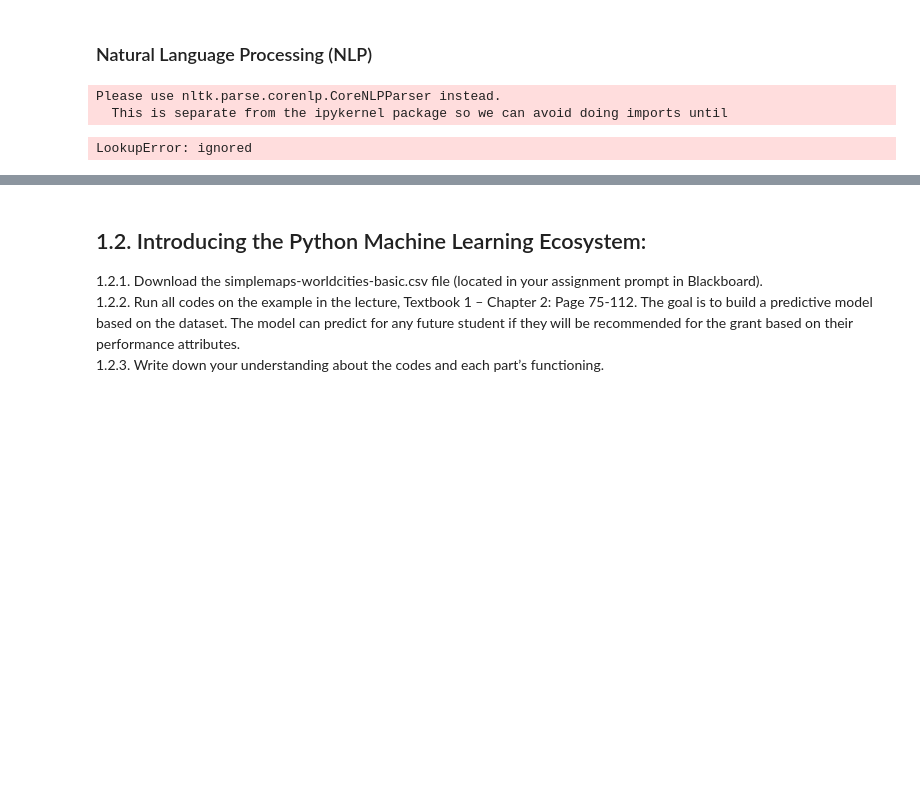
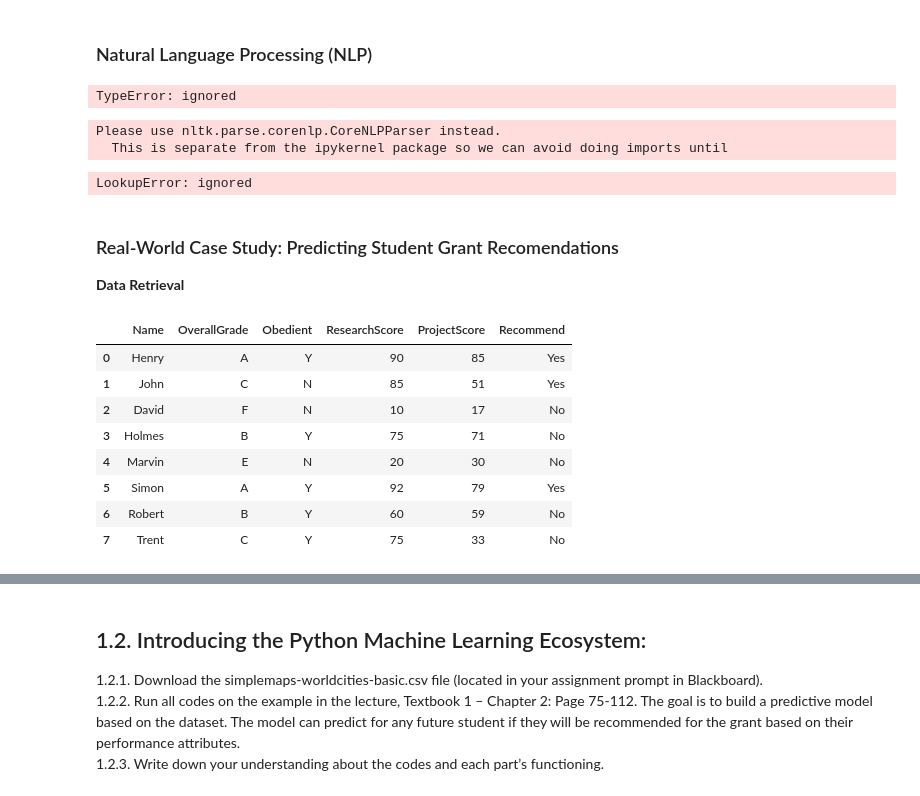
Before and after one commit to zachfreitas/ADS_504_Machine_Learning, a Jupyter notebook: Module_1/Assignment_1.ipynb, the cells around one changed output, grey strips where cells are left out. Drawn from its saved outputs; the diff is of its cells as text; code cells hidden in the pictures; blank space fills up the shorter version.

```diff
--- a/Module_1/Assignment_1.ipynb
+++ b/Module_1/Assignment_1.ipynb
@@ -203,2 +213,7 @@ sentence = 'The quick brown fox jumps over the lazy dog'
+# %%
+from nltk.parse import CoreNLPParser
+scp = CoreNLPParser(path_to_jar='E:/stanford/standford-parser-full-2015-04-20/standford-parser.jar', path_to_models_jar='E:/stanford/standford-parser-full-2015-04-20/standford-parser-3.5.2-models.jar')
+# %% [output]
+TypeError: ignored
 # %%
 # Create parser object
@@ -208,6 +223,25 @@ scp = StanfordParser(path_to_jar='E:/stanford/standford-parser-full-2015-04-20/s
 Please use nltk.parse.corenlp.CoreNLPParser instead.
   This is separate from the ipykernel package so we can avoid doing imports until
 LookupError: ignored
+# %% [markdown]
+### Real-World Case Study: Predicting Student Grant Recomendations
+**Data Retrieval**
 # %%
 # Copy of data in my github for perputuity.
+import pandas as pd
+# Turn off warning messages
+pd.options.mode.chained_assignment = None # default = 'warn'
+
+# Get data
 sr_df = pd.read_csv('https://github.com/zachfreitas/ADS_504_Machine_Learning/raw/main/Module_1/student_records.csv')
+sr_df
+# %% [output]
+|  | Name | OverallGrade | Obedient | ResearchScore | ProjectScore | Recommend |
+| 0 | Henry | A | Y | 90 | 85 | Yes |
+| 1 | John | C | N | 85 | 51 | Yes |
+| 2 | David | F | N | 10 | 17 | No |
+| 3 | Holmes | B | Y | 75 | 71 | No |
+| 4 | Marvin | E | N | 20 | 30 | No |
+| 5 | Simon | A | Y | 92 | 79 | Yes |
+| 6 | Robert | B | Y | 60 | 59 | No |
+| 7 | Trent | C | Y | 75 | 33 | No |
```
Also changed, not shown: parts of 34 cells of this notebook.
